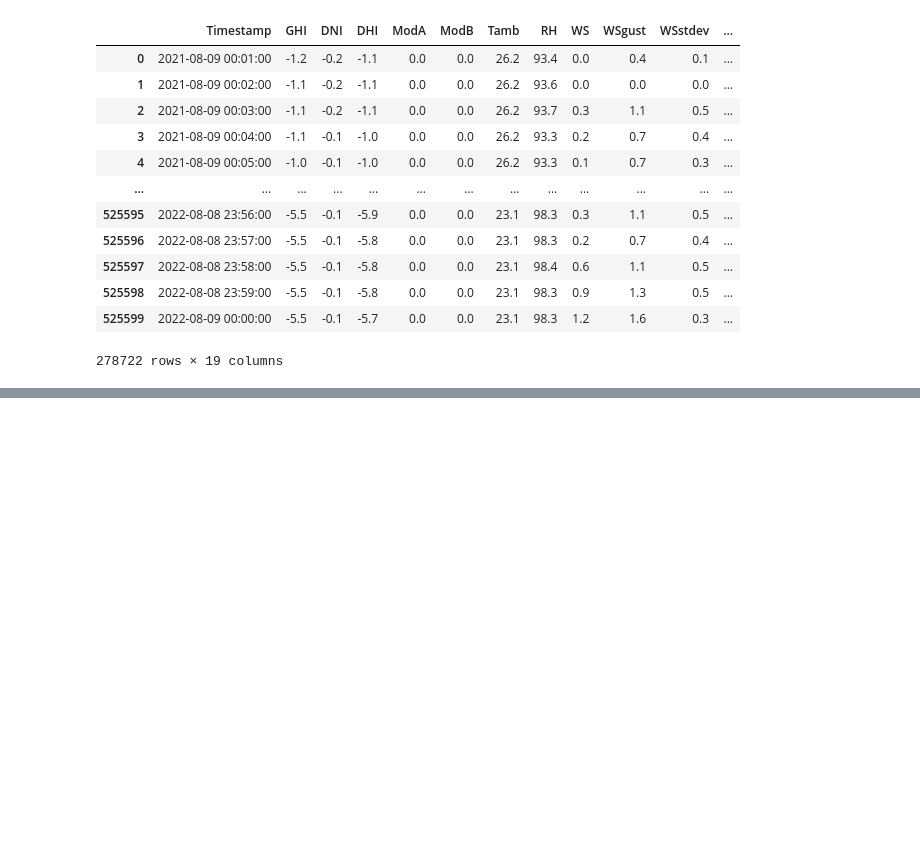
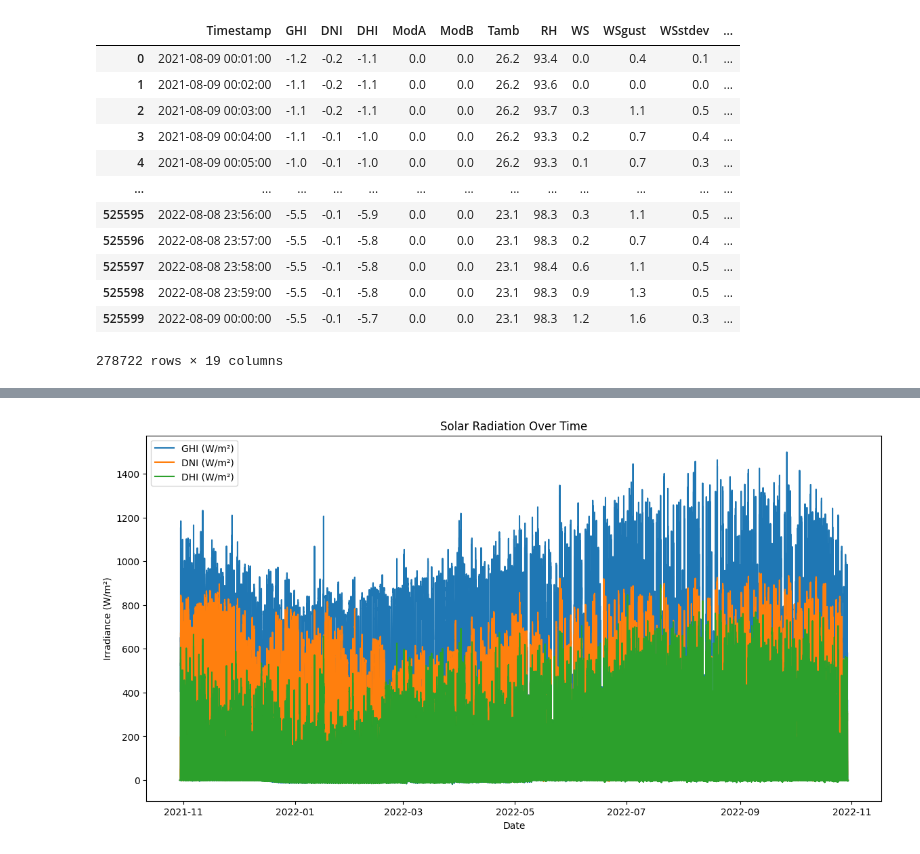
Before and after one commit to Beki78/Solar-Radiation-Measurement-Analysis, a Jupyter notebook: notebooks/solar_radation.ipynb, the cells around one changed output, grey strips where cells are left out. Cells and saved outputs as stored; diff of their text form; code cells hidden in the pictures; blank space fills up the shorter version.

```diff
--- a/notebooks/solar_radation.ipynb
+++ b/notebooks/solar_radation.ipynb
@@ -172,0 +237,18 @@ negative_values
+# %%
+import matplotlib.pyplot as plt
+
+# Convert Timestamp to datetime
+serraleone['Timestamp'] = pd.to_datetime(serraleone['Timestamp'])
+
+# Plot GHI, DNI, DHI over time
+plt.figure(figsize=(14, 7))
+plt.plot(serraleone['Timestamp'], serraleone['GHI'], label='GHI (W/m²)')
+plt.plot(serraleone['Timestamp'], serraleone['DNI'], label='DNI (W/m²)')
+plt.plot(serraleone['Timestamp'], serraleone['DHI'], label='DHI (W/m²)')
+plt.xlabel('Date')
+plt.ylabel('Irradiance (W/m²)')
+plt.title('Solar Radiation Over Time')
+plt.legend()
+plt.show()
+# %% [output]
+[figure, added]
```
Also changed, not shown: parts of 5 cells of this notebook.
